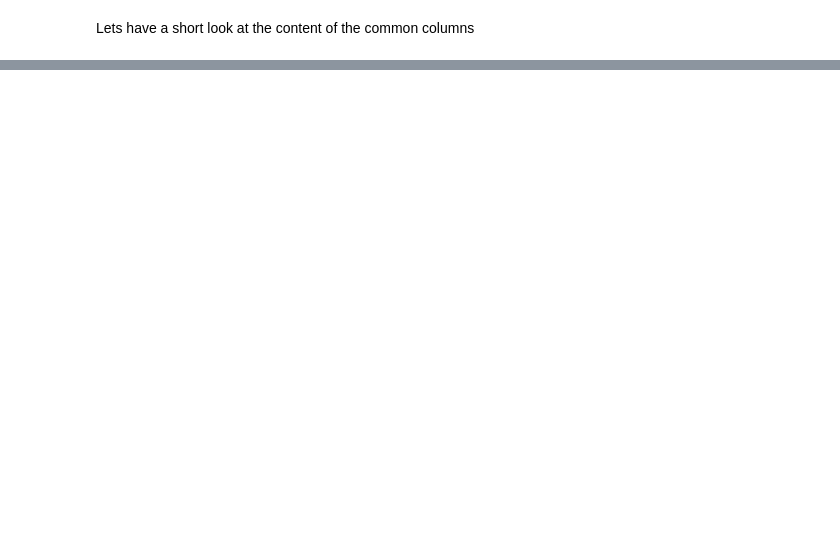
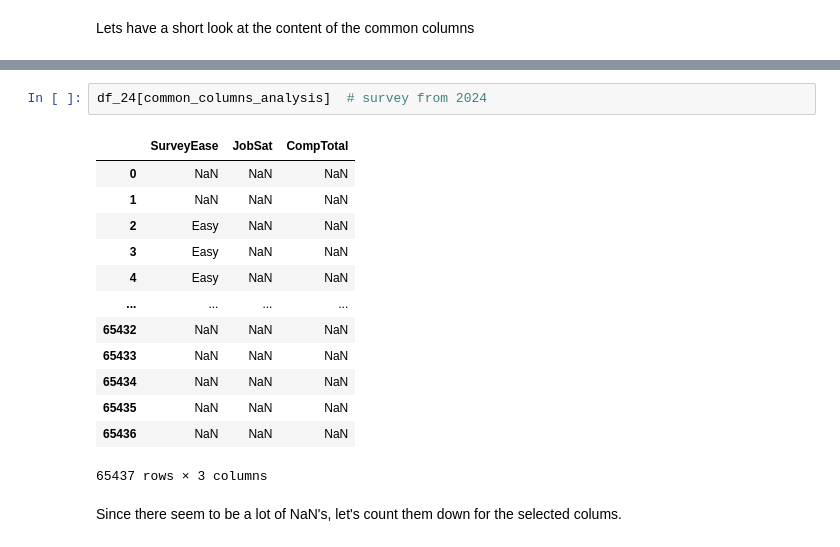
Before and after one commit to Enginamics/stackoverflow_survey_analysis, a Jupyter notebook: stackoverflow_survey_analysis.ipynb, the cells around one changed output, grey strips where cells are left out. Cells and saved outputs as stored; diff of their text form; blank space fills up the shorter version.

```diff
--- a/stackoverflow_survey_analysis.ipynb
+++ b/stackoverflow_survey_analysis.ipynb
@@ -143,0 +158,18 @@ df_24[common_columns_list].head()
+# %%
+df_24[common_columns_analysis]  # survey from 2024
+# %% [output]
+|  | SurveyEase | JobSat | CompTotal |
+| 0 | NaN | NaN | NaN |
+| 1 | NaN | NaN | NaN |
+| 2 | Easy | NaN | NaN |
+| 3 | Easy | NaN | NaN |
+| 4 | Easy | NaN | NaN |
+| ... | ... | ... | ... |
+| 65432 | NaN | NaN | NaN |
+| 65433 | NaN | NaN | NaN |
+| 65434 | NaN | NaN | NaN |
+| 65435 | NaN | NaN | NaN |
+| 65436 | NaN | NaN | NaN |
+65437 rows × 3 columns
+# %% [markdown]
+Since there seem to be a lot of NaN's, let's count them down for the selected colums.
```
Also changed, not shown: parts of 19 cells of this notebook.
